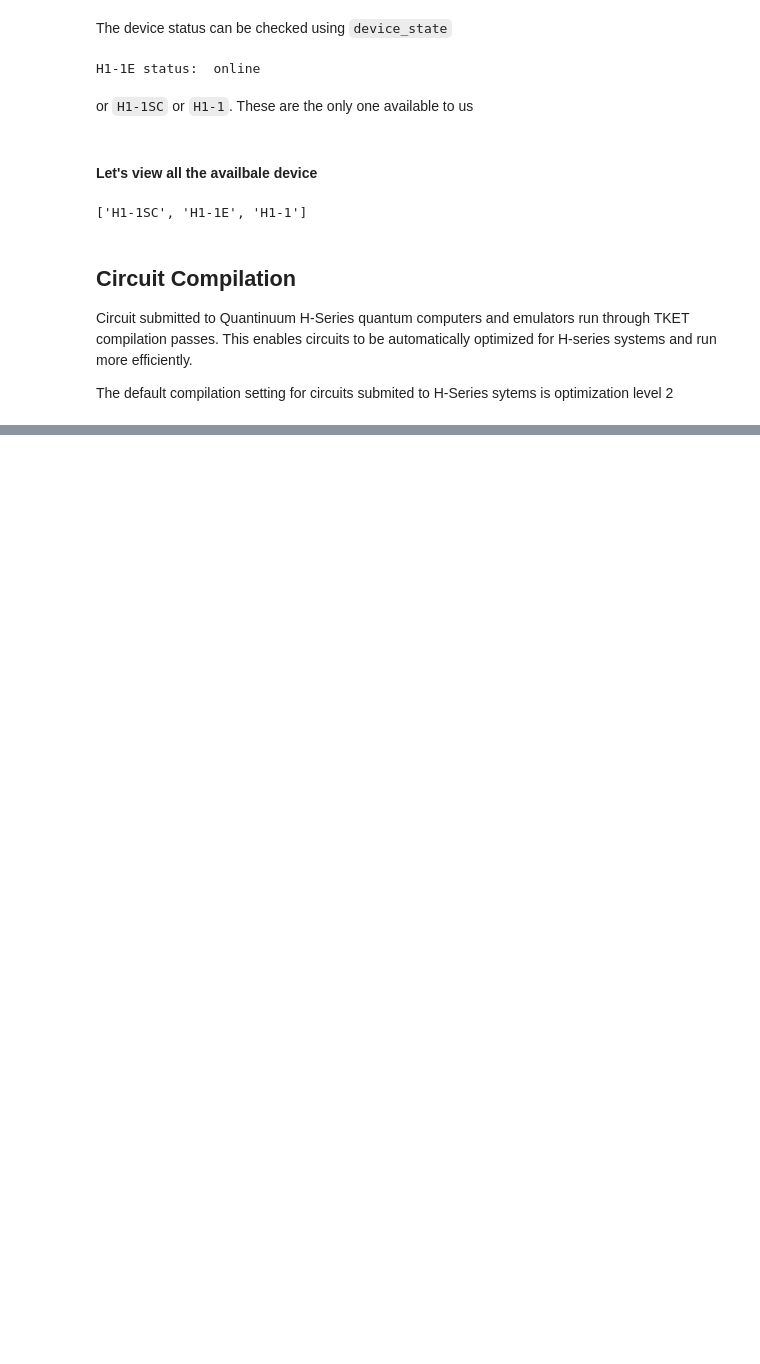
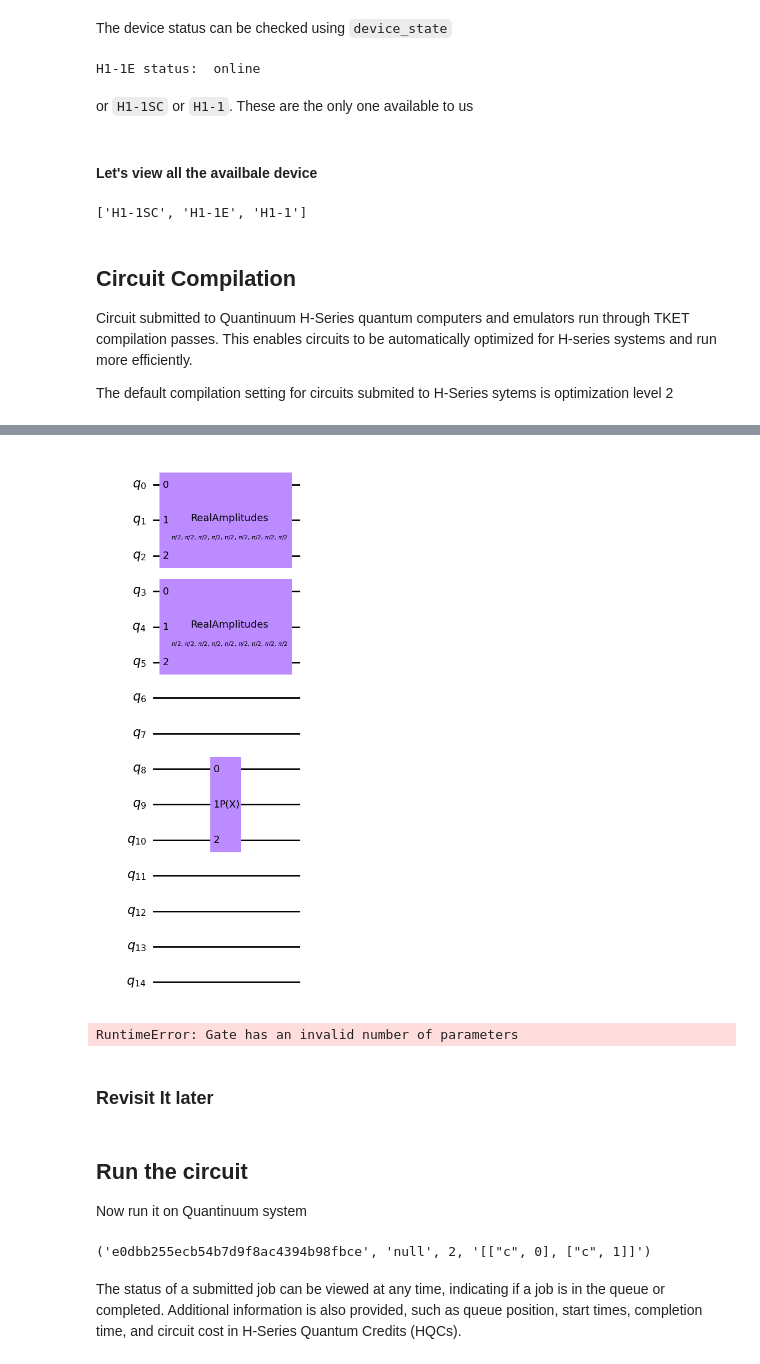
Before and after one commit to MonitSharma/quantinuum, a Jupyter notebook: advanced/circuit_submission.ipynb, the cells around one changed output, grey strips where cells are left out. Cells and saved outputs as stored; diff of their text form; code cells hidden in the pictures; blank space fills up the shorter version.

```diff
--- a/advanced/circuit_submission.ipynb
+++ b/advanced/circuit_submission.ipynb
@@ -46,0 +387,58 @@ The default compilation setting for circuits submited to H-Series sytems is opti
+# %%
+qc = QuantumCircuit(15)
+    #lets define the constants
+
+p = 0.9 # price of selling the product
+
+c1 = 0.6 # cost of buying the product from supplier 1
+c2 = 0.5 # cost of buying the product from supplier 2
+o = 0.9
+w = 0.3
+f1 = 0.2 # fixed cost of buying from supplier 1
+f2 = 0.3 # fixed cost of buying from supplier 2
+R1 = 0.3 # reliability of supplier 1
+R2 = 0.5 # reliability of supplier 2
+
+c = 0.1
+
+mu = 5
+sigma = 2
+# loading the demand distribution
+demand = NormalDistribution(num_qubits=3,mu=mu,sigma=sigma,  bounds=[0,7])
+params = [np.pi/2]*18
+supply1 = RealAmplitudes(3, reps=2)
+supply2 = RealAmplitudes(3, reps=2)
+    # taking the parameters from the list
+list1 = params[:9]
+list2 = params[9:]
+
+
+supply1 = supply1.assign_parameters(list1)
+supply2 = supply2.assign_parameters(list2)
+
+    #qc.compose(prob_circuit,qubits=[8,9,10], inplace=True)
+qc.compose(demand,qubits=[8,9,10], inplace=True)
+qc.compose(supply1, qubits = [0,1,2], inplace=True)
+qc.compose(supply2, qubits = [3,4,5], inplace=True)
+qc.draw('mpl')
+# %% [output]
+[figure, added]
+# %%
+from pytket.extensions.qiskit import qiskit_to_tk
+c = qiskit_to_tk(qc)
+# %% [output]
+RuntimeError: Gate has an invalid number of parameters
+# %% [markdown]
+### Revisit It later
+# %% [markdown]
+## Run the circuit
+
+Now run it on Quantinuum system
+# %%
+handle = backend.process_circuit(compiled_circ, n_shots=n_shots)
+
+print(handle)
+# %% [output]
+('e0dbb255ecb54b7d9f8ac4394b98fbce', 'null', 2, '[["c", 0], ["c", 1]]')
+# %% [markdown]
+The status of a submitted job can be viewed at any time, indicating if a job is in the queue or completed. Additional information is also provided, such as queue position, start times, completion time, and circuit cost in H-Series Quantum Credits (HQCs).
```
Also changed, not shown: parts of 51 cells of this notebook, 1 other file.
